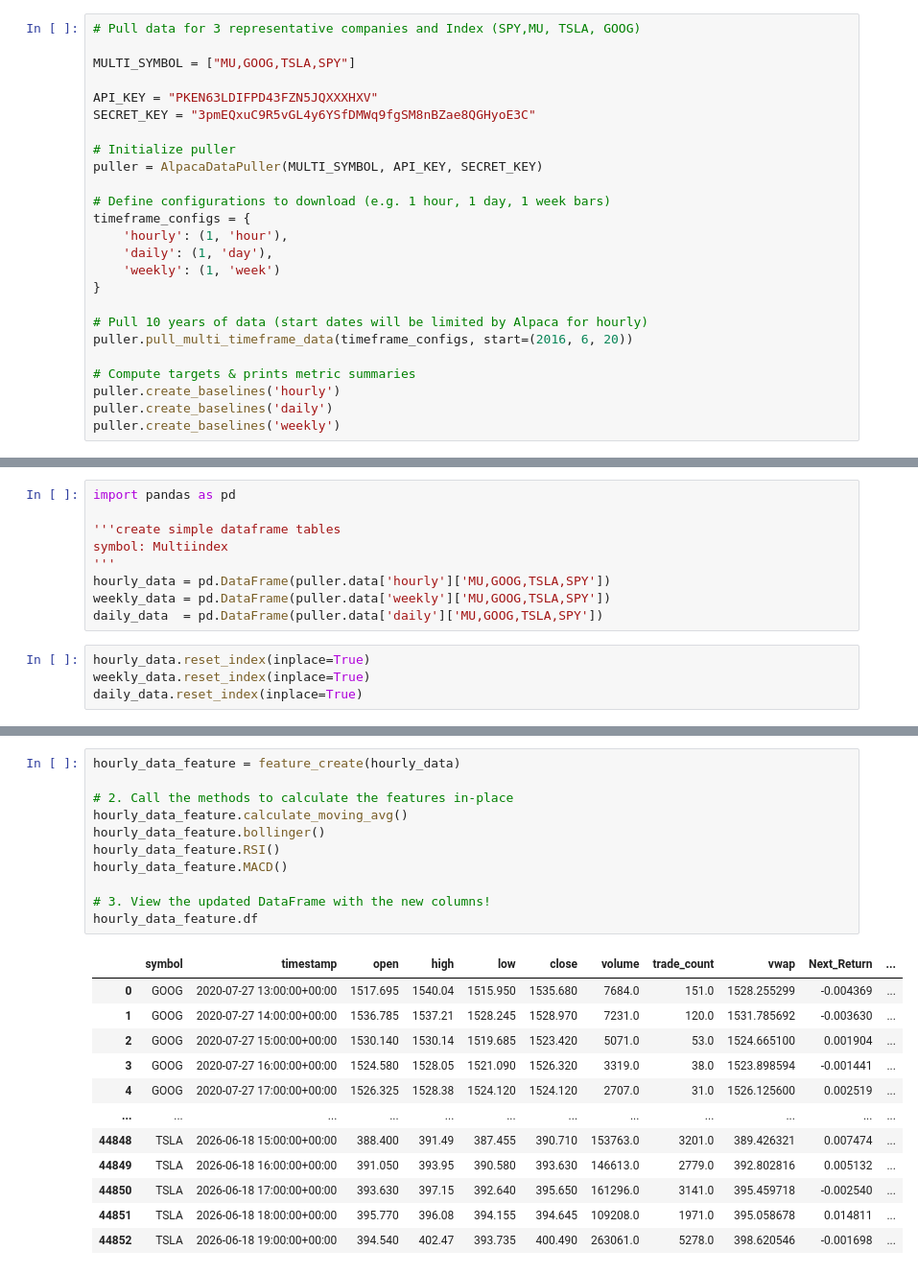
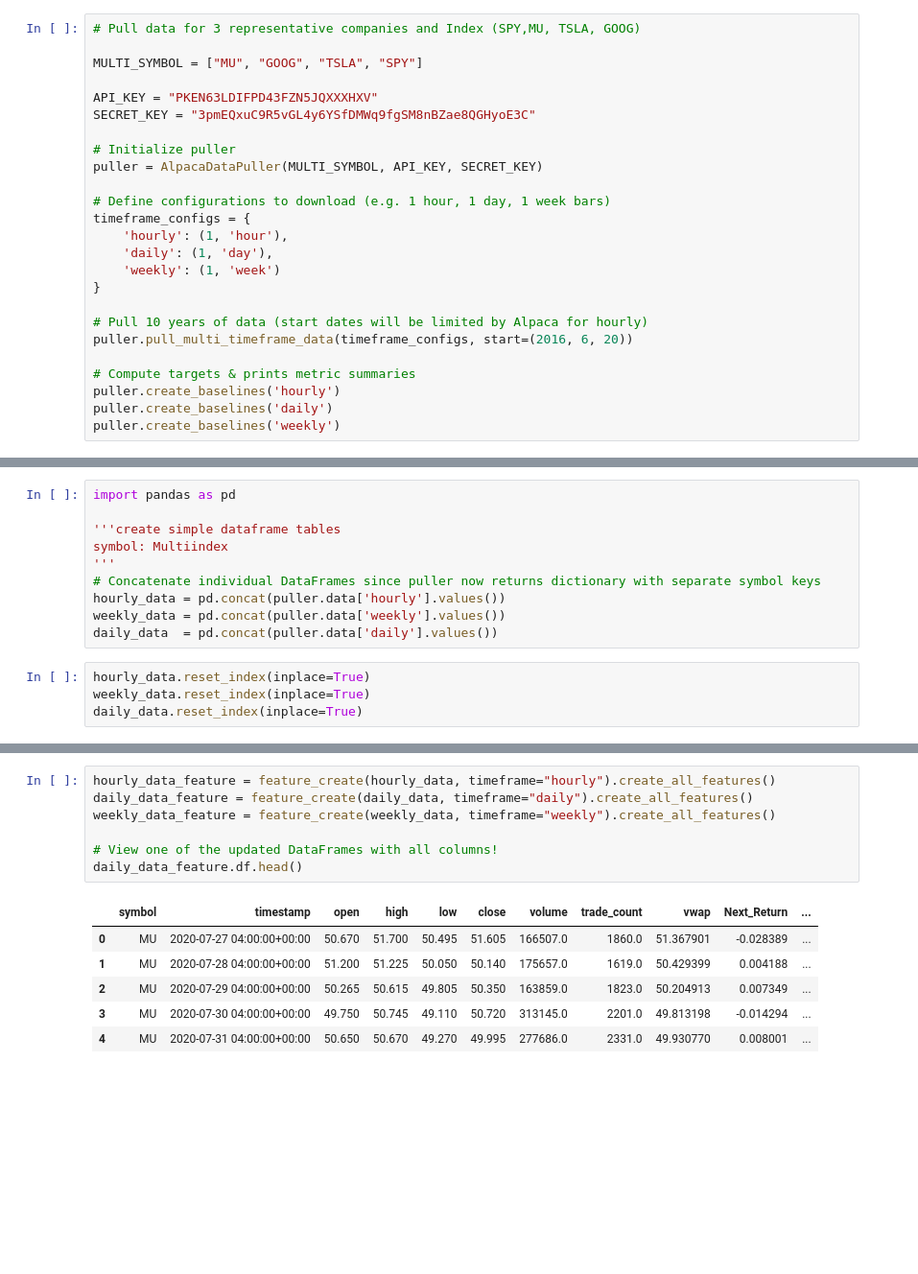
Before and after one commit to pallavigeddam/cs207-section5-team4-project, a Jupyter notebook: stock_data_puller_vansh.ipynb, the cells around one changed output, grey strips where cells are left out. Shown at 96% size. Saved outputs shown, nothing was run; the diff lists cells and outputs as text; blank space fills up the shorter version.

Commit message:
Finished up feature creation moving on to preprocessing

```diff
--- a/stock_data_puller_vansh.ipynb
+++ b/stock_data_puller_vansh.ipynb
@@ -199,7 +244,7 @@ SPY_dict = {
 # %%
 # Pull data for 3 representative companies and Index (SPY,MU, TSLA, GOOG)
 
-MULTI_SYMBOL = ["MU,GOOG,TSLA,SPY"]
+MULTI_SYMBOL = ["MU", "GOOG", "TSLA", "SPY"]
 
 API_KEY = "PKEN63LDIFPD43FZN5JQXXXHXV"
 SECRET_KEY = "3pmEQxuC9R5vGL4y6YSfDMWq9fgSM8nBZae8QGHyoE3C"
@@ -245,9 +313,10 @@ import pandas as pd
 '''create simple dataframe tables
 symbol: Multiindex
 '''
-hourly_data = pd.DataFrame(puller.data['hourly']['MU,GOOG,TSLA,SPY'])
-weekly_data = pd.DataFrame(puller.data['weekly']['MU,GOOG,TSLA,SPY'])
-daily_data  = pd.DataFrame(puller.data['daily']['MU,GOOG,TSLA,SPY'])
+# Concatenate individual DataFrames since puller now returns dictionary with separate symbol keys
+hourly_data = pd.concat(puller.data['hourly'].values())
+weekly_data = pd.concat(puller.data['weekly'].values())
+daily_data  = pd.concat(puller.data['daily'].values())
 # %%
 hourly_data.reset_index(inplace=True)
 weekly_data.reset_index(inplace=True)
@@ -301,24 +507,14 @@ class feature_create:
 # %%
-hourly_data_feature = feature_create(hourly_data)
+hourly_data_feature = feature_create(hourly_data, timeframe="hourly").create_all_features()
+daily_data_feature = feature_create(daily_data, timeframe="daily").create_all_features()
+weekly_data_feature = feature_create(weekly_data, timeframe="weekly").create_all_features()
 
-# 2. Call the methods to calculate the features in-place
-hourly_data_feature.calculate_moving_avg()
-hourly_data_feature.bollinger()
-hourly_data_feature.RSI()
-hourly_data_feature.MACD()
-
-# 3. View the updated DataFrame with the new columns!
-hourly_data_feature.df
+# View one of the updated DataFrames with all columns!
+daily_data_feature.df.head()
 # %% [output]
 |  | symbol | timestamp | open | high | low | close | volume | trade_count | vwap | Next_Return | ... |
-| 0 | GOOG | 2020-07-27 13:00:00+00:00 | 1517.695 | 1540.04 | 1515.950 | 1535.680 | 7684.0 | 151.0 | 1528.255299 | -0.004369 | ... |
-| 1 | GOOG | 2020-07-27 14:00:00+00:00 | 1536.785 | 1537.21 | 1528.245 | 1528.970 | 7231.0 | 120.0 | 1531.785692 | -0.003630 | ... |
-| 2 | GOOG | 2020-07-27 15:00:00+00:00 | 1530.140 | 1530.14 | 1519.685 | 1523.420 | 5071.0 | 53.0 | 1524.665100 | 0.001904 | ... |
-| 3 | GOOG | 2020-07-27 16:00:00+00:00 | 1524.580 | 1528.05 | 1521.090 | 1526.320 | 3319.0 | 38.0 | 1523.898594 | -0.001441 | ... |
-| 4 | GOOG | 2020-07-27 17:00:00+00:00 | 1526.325 | 1528.38 | 1524.120 | 1524.120 | 2707.0 | 31.0 | 1526.125600 | 0.002519 | ... |
-| ... | ... | ... | ... | ... | ... | ... | ... | ... | ... | ... | ... |
-| 44848 | TSLA | 2026-06-18 15:00:00+00:00 | 388.400 | 391.49 | 387.455 | 390.710 | 153763.0 | 3201.0 | 389.426321 | 0.007474 | ... |
-| 44849 | TSLA | 2026-06-18 16:00:00+00:00 | 391.050 | 393.95 | 390.580 | 393.630 | 146613.0 | 2779.0 | 392.802816 | 0.005132 | ... |
-| 44850 | TSLA | 2026-06-18 17:00:00+00:00 | 393.630 | 397.15 | 392.640 | 395.650 | 161296.0 | 3141.0 | 395.459718 | -0.002540 | ... |
-| 44851 | TSLA | 2026-06-18 18:00:00+00:00 | 395.770 | 396.08 | 394.155 | 394.645 | 109208.0 | 1971.0 | 395.058678 | 0.014811 | ... |
-| 44852 | TSLA | 2026-06-18 19:00:00+00:00 | 394.540 | 402.47 | 393.735 | 400.490 | 263061.0 | 5278.0 | 398.620546 | -0.001698 | ... |
+| 0 | MU | 2020-07-27 04:00:00+00:00 | 50.670 | 51.700 | 50.495 | 51.605 | 166507.0 | 1860.0 | 51.367901 | -0.028389 | ... |
+| 1 | MU | 2020-07-28 04:00:00+00:00 | 51.200 | 51.225 | 50.050 | 50.140 | 175657.0 | 1619.0 | 50.429399 | 0.004188 | ... |
+| 2 | MU | 2020-07-29 04:00:00+00:00 | 50.265 | 50.615 | 49.805 | 50.350 | 163859.0 | 1823.0 | 50.204913 | 0.007349 | ... |
+| 3 | MU | 2020-07-30 04:00:00+00:00 | 49.750 | 50.745 | 49.110 | 50.720 | 313145.0 | 2201.0 | 49.813198 | -0.014294 | ... |
+| 4 | MU | 2020-07-31 04:00:00+00:00 | 50.650 | 50.670 | 49.270 | 49.995 | 277686.0 | 2331.0 | 49.930770 | 0.008001 | ... |
```
Also changed, not shown: parts of 16 cells of this notebook.
